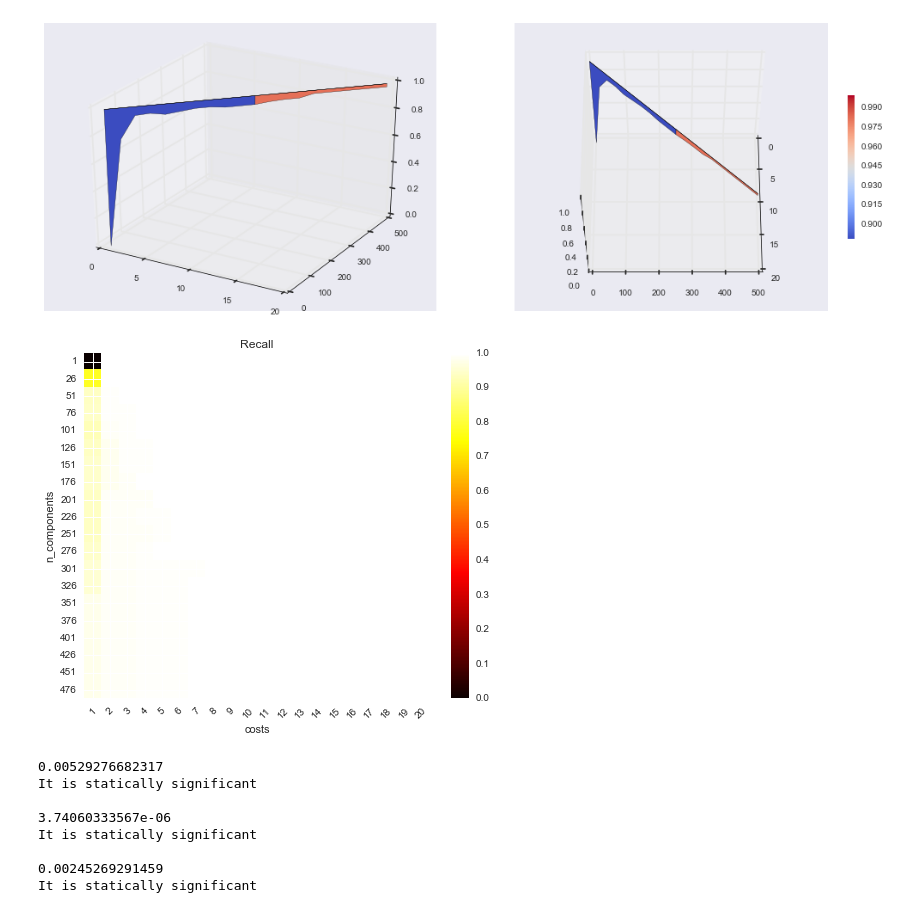
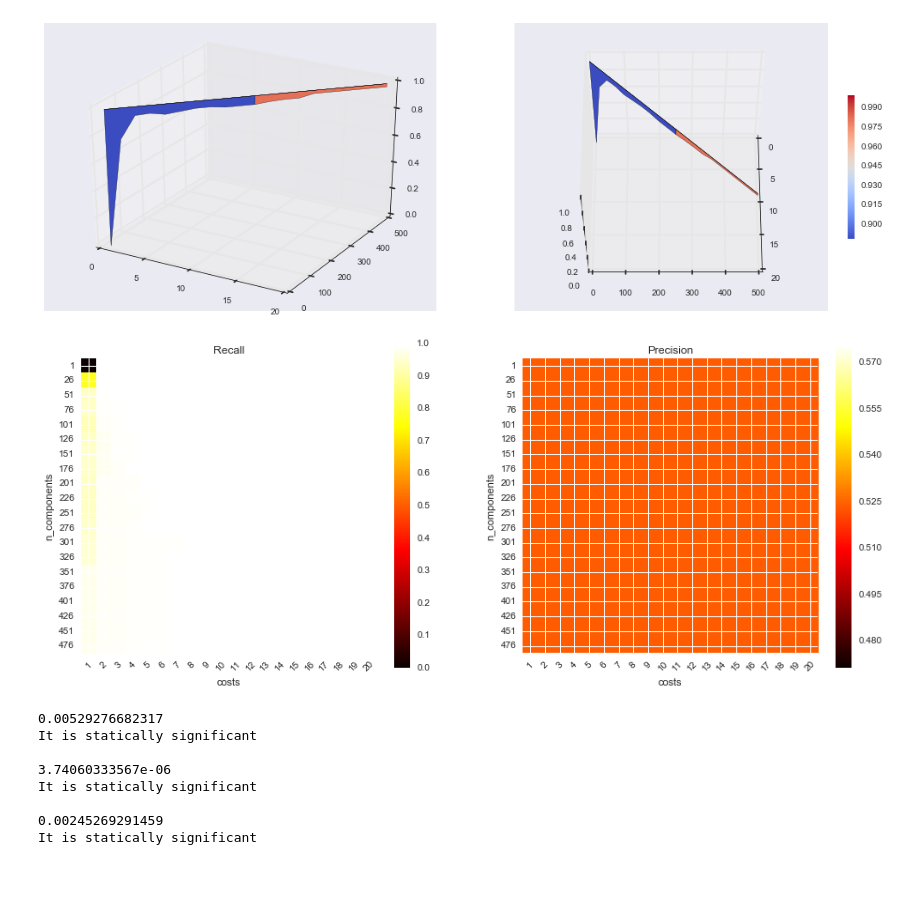
Before and after one commit to borjaeg/thete, a Jupyter notebook: Paper.ipynb, the cells around one changed output. Drawn from its saved outputs; the diff is of its cells as text; code cells hidden in the pictures; blank space fills up the shorter version.

```diff
--- a/Paper.ipynb
+++ b/Paper.ipynb
@@ -281,6 +281,7 @@ import time
 costs = np.arange(1, 21, 1)
 n_components = np.arange(1, 500, 25)
 recalls_pca = []
+precisions_pca = []
 
 data_pca = []
 
@@ -292,8 +293,10 @@ for element in itertools.product(costs, n_components):
     x_new = pca.fit_transform(extractor.transform(X).toarray())
     bayes.fit(x_new, y)
     recall = recall_score(y, bayes.predict(x_new))
+    precision = precision_score(y, bayes.predict(x_new))
     data_pca.append((element[0], element[1], recall))
     recalls_pca.append(recall)
+    precisions_pca.append(precision)
 t1 = time.time()
 # %%
 print("time: %.3f" % (t1 - t0))
@@ -338,6 +354,7 @@ import time
 costs = np.arange(1, 21, 1)
 n_components = np.arange(1, 500, 25)
 recalls_sel = []
+precisions_sel = []
 
 data_sel = []
 
@@ -350,6 +367,7 @@ for element in itertools.product(costs, n_components):
     recall = recall_score(y, bayes.predict(x_new))
     data_sel.append((element[0], element[1], recall))
     recalls_sel.append(recall)
+    precisions_sel.append(precision)
 t1 = time.time()
 # %%
 from mpl_toolkits.mplot3d import Axes3D
@@ -357,6 +375,7 @@ fig = plt.figure(figsize=(18,6))
 
 X_t, Y_t = np.meshgrid(costs, n_components)
 recalls_t_sel = np.array(recalls_sel).reshape(X_t.shape)
+precisions_t_sel = np.array(precisions_sel).reshape(X_t.shape)
 ax = fig.add_subplot(1, 2, 1, projection='3d')
 p = ax.plot_surface(costs, n_components, recalls_t_sel, cmap=cm.coolwarm)
 ax = fig.add_subplot(1, 2, 2, projection='3d')
@@ -367,18 +386,31 @@ plt.show()
 # %% [output]
 [figure]
 # %%
-plt.figure(figsize=(8, 6))
+plt.figure(figsize=(16, 6))
+
+plt.subplot(1,2,1)
 plt.subplots_adjust(left=.2, right=0.95, bottom=0.15, top=0.95)
 plt.imshow(np.array(recalls_t_sel).T, interpolation='nearest', cmap=plt.cm.hot)
 plt.xlabel('costs')
 plt.ylabel('n_components')
 plt.colorbar()
 plt.xticks(np.arange(len(costs)), costs, rotation=45)
 plt.yticks(np.arange(len(n_components)), n_components)
 plt.title('Recall')
+
+plt.subplot(1,2,2)
+plt.subplots_adjust(left=.2, right=0.95, bottom=0.15, top=0.95)
+plt.imshow(np.array(precisions_t_sel).T, interpolation='nearest', cmap=plt.cm.hot)
+plt.xlabel('costs')
+plt.ylabel('n_components')
+plt.colorbar()
+plt.xticks(np.arange(len(costs)), costs, rotation=45)
+plt.yticks(np.arange(len(n_components)), n_components)
+plt.title('Precision')
+
 plt.show()
 # %% [output]
-[figure, old version]
+[figure, new version]
 # %%
 is_significant("Decision Tree", "Linear SVC", significance = 0.05)
 print("")
```
Also changed, not shown: parts of 3 cells of this notebook.
